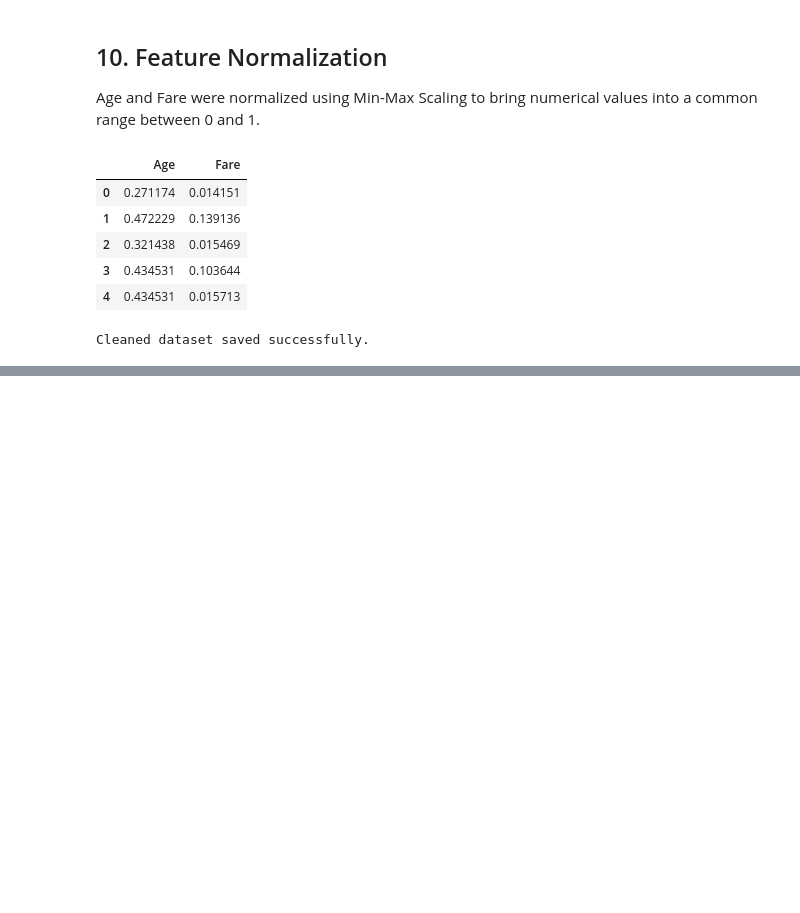
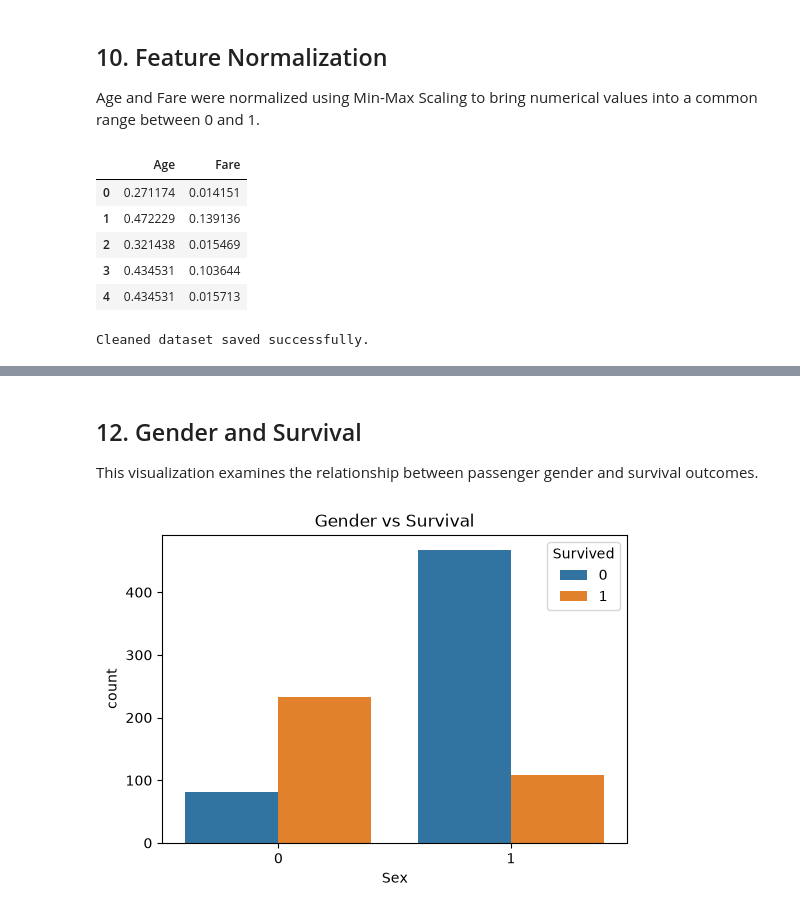
Before and after one commit to heydhwani/Assignment_2, a Jupyter notebook: notebooks/titanic_analysis.ipynb, the cells around one changed output, grey strips where cells are left out. Saved outputs shown, nothing was run; the diff lists cells and outputs as text; code cells hidden in the pictures; blank space fills up the shorter version.

```diff
--- a/notebooks/titanic_analysis.ipynb
+++ b/notebooks/titanic_analysis.ipynb
@@ -243,0 +261,18 @@ Cleaned dataset saved successfully.
+# %% [markdown]
+## 12. Gender and Survival
+
+This visualization examines the relationship between passenger gender and survival outcomes.
+# %%
+plt.figure(figsize=(6,4))
+
+sns.countplot(
+    x="Sex",
+    hue="Survived",
+    data=df
+)
+
+plt.title("Gender vs Survival")
+
+plt.show()
+# %% [output]
+[figure, added]
```
Also changed, not shown: parts of 9 cells of this notebook.
